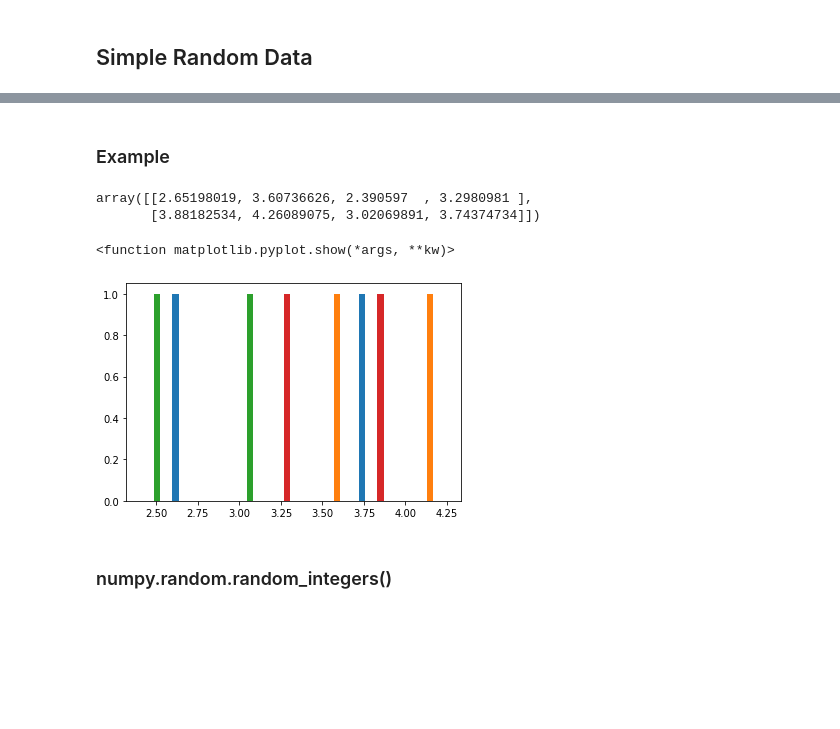
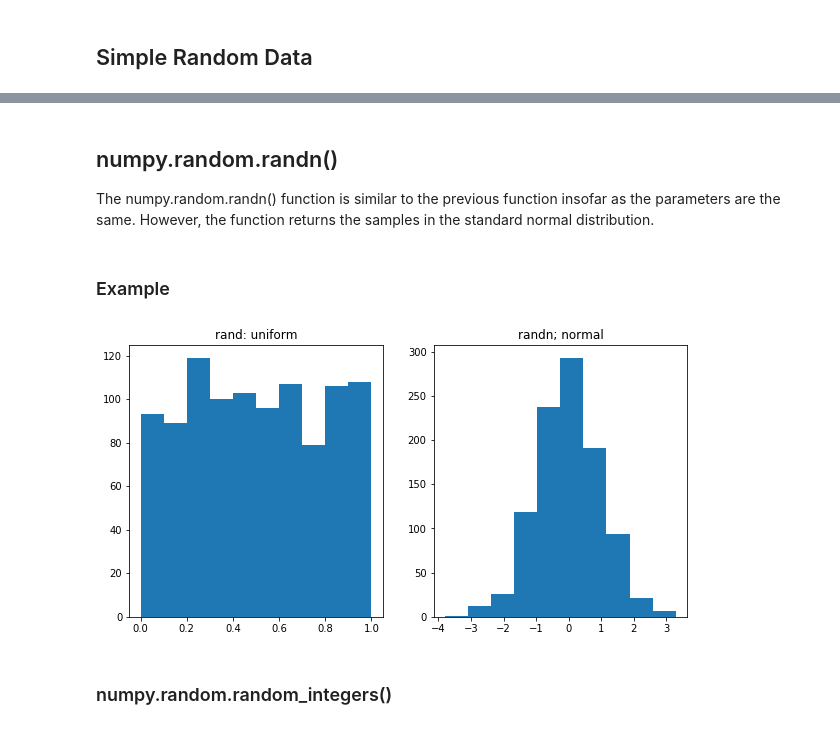
Before and after one commit to ANihill/prog-practical-assignment, a Jupyter notebook: Programming for Data Analysis - Practical Assignments.ipynb, the cells around one changed output, grey strips where cells are left out. Saved outputs shown, nothing was run; the diff lists cells and outputs as text; code cells hidden in the pictures; blank space fills up the shorter version.

```diff
--- a/Programming for Data Analysis - Practical Assignments.ipynb
+++ b/Programming for Data Analysis - Practical Assignments.ipynb
@@ -20,2 +23,5 @@ numpy.random.rand() returns an array of random values in a given shape.
+# %% [markdown]
+## numpy.random.randn()
+The numpy.random.randn() function is similar to the previous function insofar as the parameters are the same. However, the function returns the samples in the standard normal distribution.
 # %% [markdown]
 ### Example
@@ -24,14 +28,21 @@ x = np.random.randn(2, 4) + 3
-# %%
-x
-# %% [output]
-array([[2.65198019, 3.60736626, 2.390597  , 3.2980981 ],
-       [3.88182534, 4.26089075, 3.02069891, 3.74374734]])
-# %%
-plt.hist(x)
-plt.show
-# %% [output]
-<function matplotlib.pyplot.show(*args, **kw)>
-[figure, removed]
+# %%
+# rand and randn functions with same sample size
+uniform = np.random.rand(1000)
+normal = np.random.randn(1000)
+
+# histogram of rand function
+plt.subplot(1, 2, 1)
+plt.hist(uniform)
+plt.title('rand: uniform')
+plt.show
+
+# histogram od randn function
+plt.subplot(1, 2, 2)
+plt.hist(normal)
+plt.title('randn; normal')
+plt.show()
+# %% [output]
+[figure, added]
 # %% [markdown]
 ### numpy.random.random_integers()
 # %%
```
Also changed, not shown: parts of 20 cells of this notebook.
